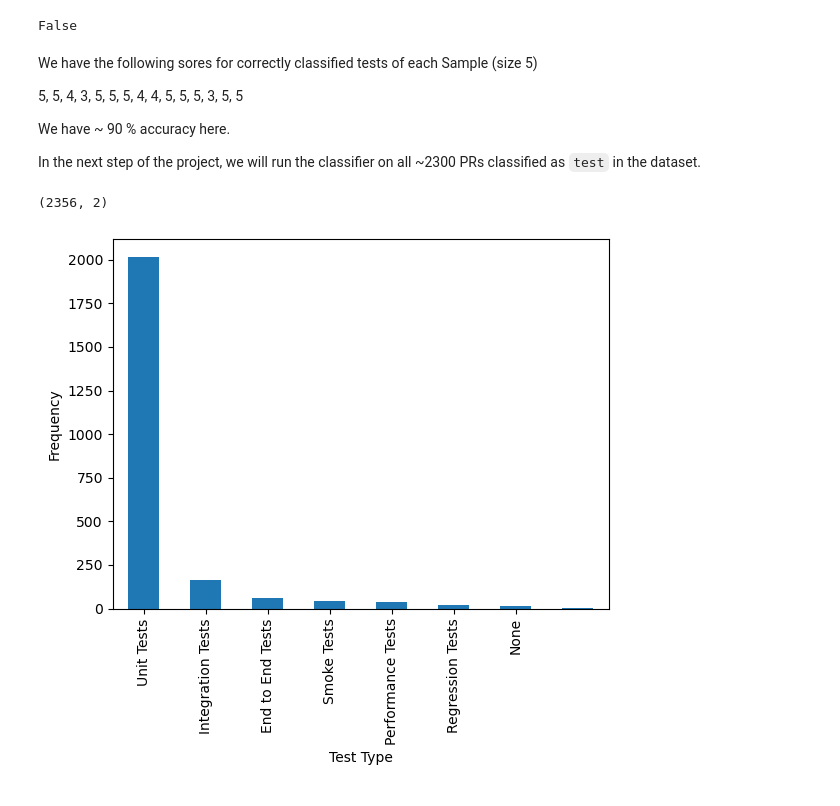
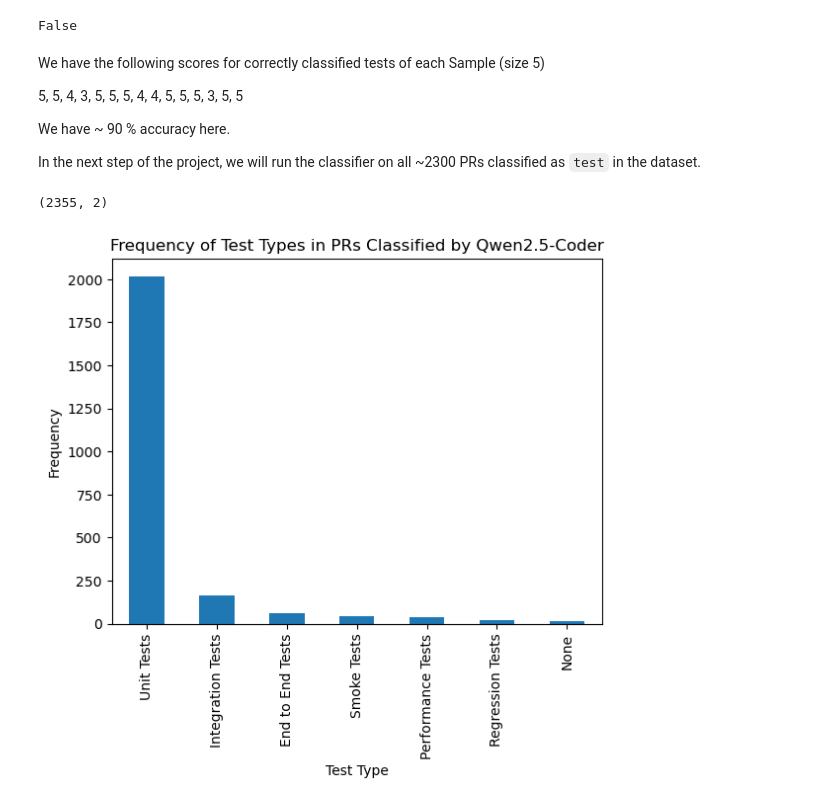
Before and after one commit to hua0-richard/data_542_project, a Jupyter notebook: RQ3.ipynb, the cells around one changed output. Cells and saved outputs as stored; diff of their text form; code cells hidden in the pictures.

```diff
--- a/RQ3.ipynb
+++ b/RQ3.ipynb
@@ -165,7 +165,7 @@ for index, s in enumerate(samples):
         print("\t", f"{' ':<10} {n[1]}")
         print()
 # %% [markdown]
-We have the following sores for correctly classified tests of each Sample (size 5)
+We have the following scores for correctly classified tests of each Sample (size 5)
 
 5, 5, 4, 3, 5, 5, 5, 4, 4, 5, 5, 5, 3, 5, 5
 
@@ -195,17 +195,21 @@ if not SKIP_LLM:
     classifyPRLLM()
 # %%
 import matplotlib.pyplot as plt
+
+reference_labels = ["unit_tests", "integration_tests", "end_to_end_tests", "smoke_tests", "performance_tests", "regression_tests", "none"]
 results = pd.read_parquet("results.parquet")
+results = results[results["type"].isin(reference_labels)]
 print(results.shape)
 freq = results["type"].value_counts()
 freq.plot(kind='bar')
 labels = ["Unit Tests", "Integration Tests", "End to End Tests", "Smoke Tests", "Performance Tests", "Regression Tests", "None"]
 plt.xlabel("Test Type")
 x = [0,1,2,3,4,5,6]
 plt.xticks(x, labels)
 plt.ylabel("Frequency")
+plt.title("Frequency of Test Types in PRs Classified by Qwen2.5-Coder")
 plt.show()
 print(freq)
 # %% [output]
-(2356, 2)
+(2355, 2)
-[figure, old version]
+[figure, new version]
```
Also changed, not shown: parts of 4 cells of this notebook, 1 other file.
